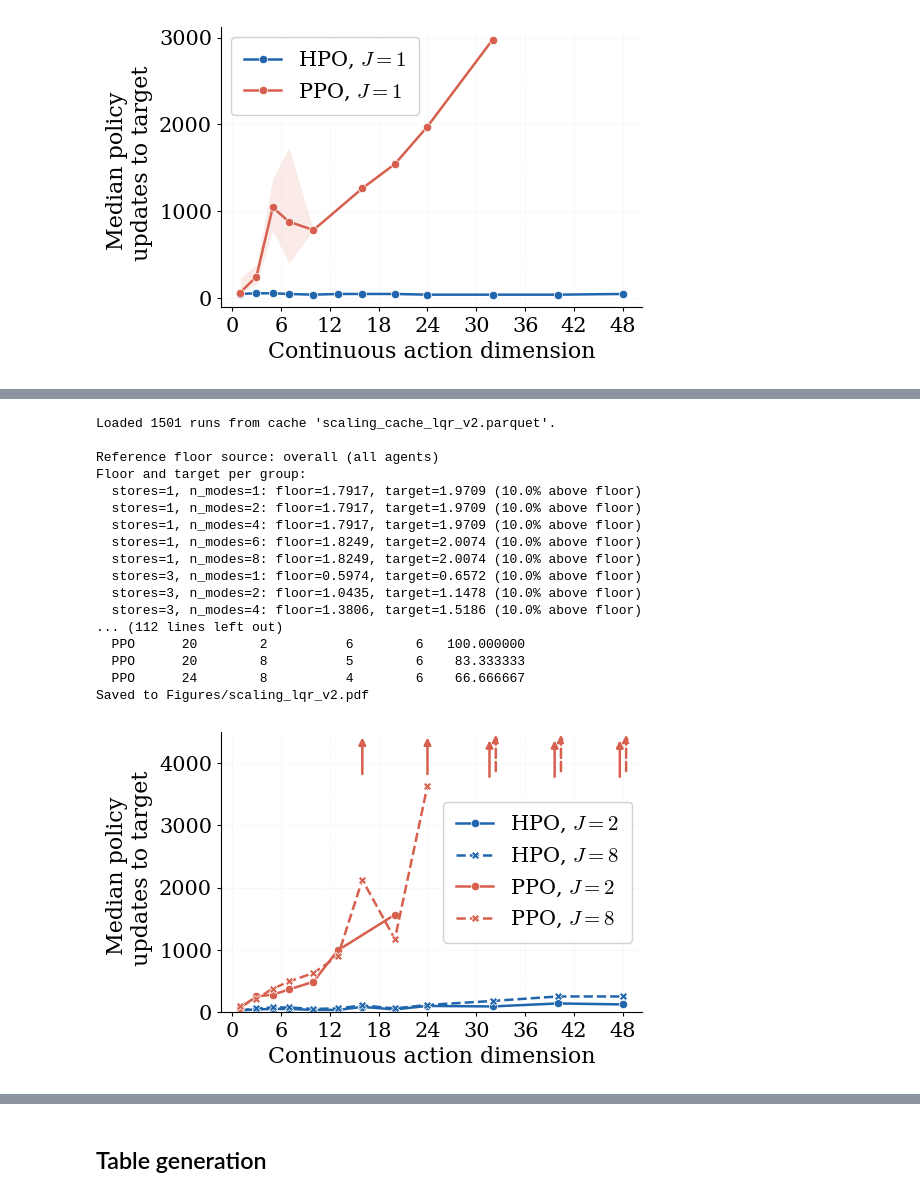
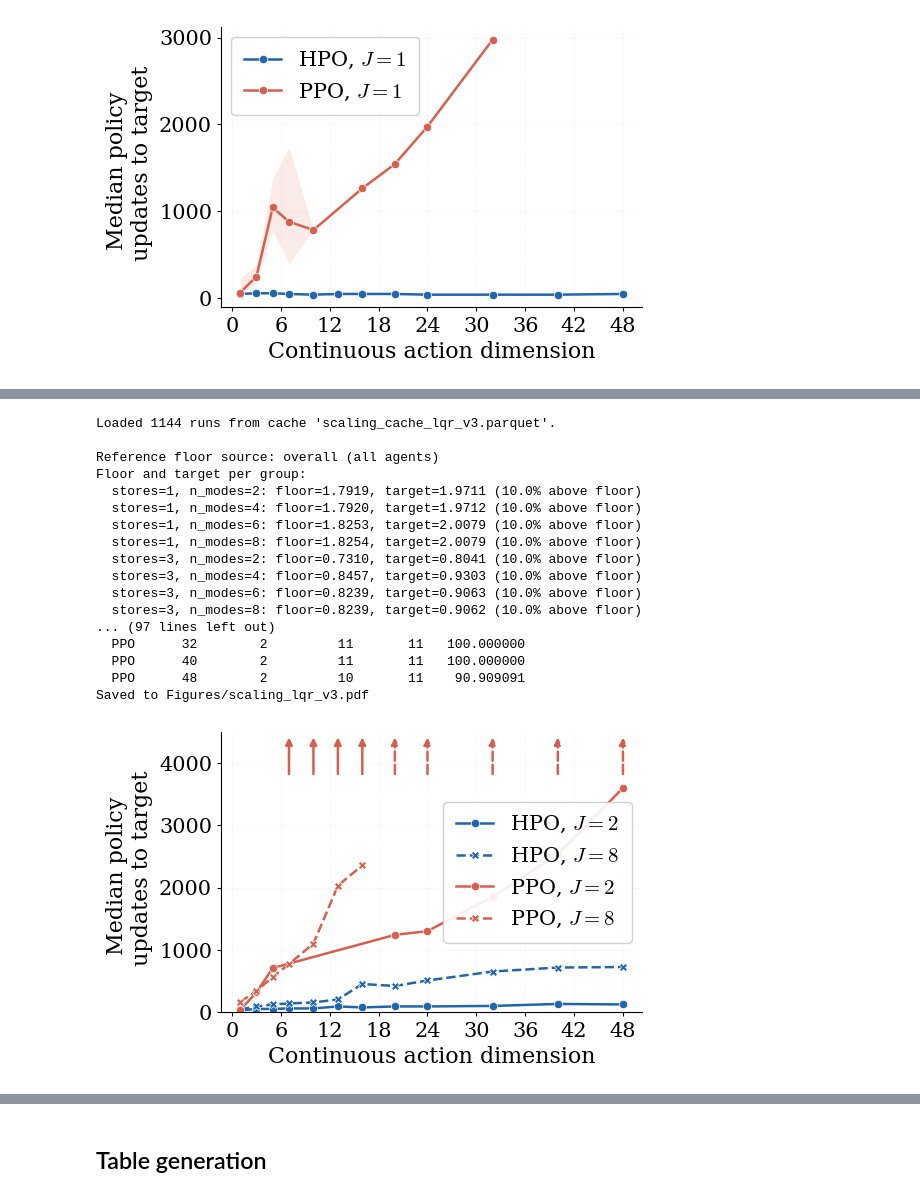
Before and after one commit to MatiasAlvo/hybrid-rl, a Jupyter notebook: sweep_analysis.ipynb, the cells around one changed output, grey strips where cells are left out. Saved outputs shown, nothing was run; the diff lists cells and outputs as text; code cells hidden in the pictures.

```diff
--- a/sweep_analysis.ipynb
+++ b/sweep_analysis.ipynb
@@ -4729,53 +4836,56 @@ if __name__ == "__main__" and fetch_lqr_data:
 # %%
+# RERUN_V3 (2/6): Fig 1b from the v3 cache
 if __name__ == "__main__":
 
     # ── Scaling law: S-LQR plot — one line per (agent, n_modes) ──────────────
     plot_scaling_law(
-        cache_path=CACHE_LQR_v2,
+        # cache_path=CACHE_LQR_v2,
+        cache_path=CACHE_LQR_v3,
         # reference_agent="HPO",
         x_key="stores",
         group_key="n_modes",                  # one line per (agent, n_modes)
         reference_group_keys=["n_modes"],     # floor per (stores, n_modes)
         top_k_reference=5,
         relative_target=0.1,
         impute_non_converged=False,
         aggregation="median",
         # aggregation="min",
         ci_level=0,
         # ci_level=0.95,
         agents_to_plot=["PPO", "HPO"],
         exclude_groups=[ ("PPO", 1), ("HPO", 1),("PPO", 4), ("HPO", 4), ("PPO", 6), ("HPO", 6)],
         exclude_points=[(8,)],
         # exclude_groups=[("PPO", 2), ("HPO", 2), ("PPO", 6), ("HPO", 6)],
         group_label_fmt="$J={0}$",
         xlabel="Continuous action dimension",
         ylabel="Median policy \n updates to target",
-        out_file="Figures/scaling_lqr_v2.pdf",
+        # out_file="Figures/scaling_lqr_v2.pdf",
+        out_file="Figures/scaling_lqr_v3.pdf",
         max_gradient_steps=4000,
         font_size=16,
         marker_size=6,
         show_nonconverged_arrows=True,
         nonconverged_arrow_len_frac= 0.15,
         nonconverged_arrow_y_pad_frac= 0.01,
         nonconverged_arrow_x_jitter_frac= 0.015,
         ylim=(0, 4500),
     )
 # %% [output]
-Loaded 1501 runs from cache 'scaling_cache_lqr_v2.parquet'.
+Loaded 1144 runs from cache 'scaling_cache_lqr_v3.parquet'.
 
 Reference floor source: overall (all agents)
 Floor and target per group:
-  stores=1, n_modes=1: floor=1.7917, target=1.9709 (10.0% above floor)
-  stores=1, n_modes=2: floor=1.7917, target=1.9709 (10.0% above floor)
-  stores=1, n_modes=4: floor=1.7917, target=1.9709 (10.0% above floor)
-  stores=1, n_modes=6: floor=1.8249, target=2.0074 (10.0% above floor)
-  stores=1, n_modes=8: floor=1.8249, target=2.0074 (10.0% above floor)
-  stores=3, n_modes=1: floor=0.5974, target=0.6572 (10.0% above floor)
-  stores=3, n_modes=2: floor=1.0435, target=1.1478 (10.0% above floor)
-  stores=3, n_modes=4: floor=1.3806, target=1.5186 (10.0% above floor)
-... (112 lines left out)
-  PPO      20        2          6        6   100.000000
-  PPO      20        8          5        6    83.333333
-  PPO      24        8          4        6    66.666667
-Saved to Figures/scaling_lqr_v2.pdf
+  stores=1, n_modes=2: floor=1.7919, target=1.9711 (10.0% above floor)
+  stores=1, n_modes=4: floor=1.7920, target=1.9712 (10.0% above floor)
+  stores=1, n_modes=6: floor=1.8253, target=2.0079 (10.0% above floor)
+  stores=1, n_modes=8: floor=1.8254, target=2.0079 (10.0% above floor)
+  stores=3, n_modes=2: floor=0.7310, target=0.8041 (10.0% above floor)
+  stores=3, n_modes=4: floor=0.8457, target=0.9303 (10.0% above floor)
+  stores=3, n_modes=6: floor=0.8239, target=0.9063 (10.0% above floor)
+  stores=3, n_modes=8: floor=0.8239, target=0.9062 (10.0% above floor)
+... (97 lines left out)
+  PPO      32        2         11       11   100.000000
+  PPO      40        2         11       11   100.000000
+  PPO      48        2         10       11    90.909091
+Saved to Figures/scaling_lqr_v3.pdf
-[figure, old version]
+[figure, new version]
```
Also changed, not shown: parts of 15 cells of this notebook, 6 other files.
